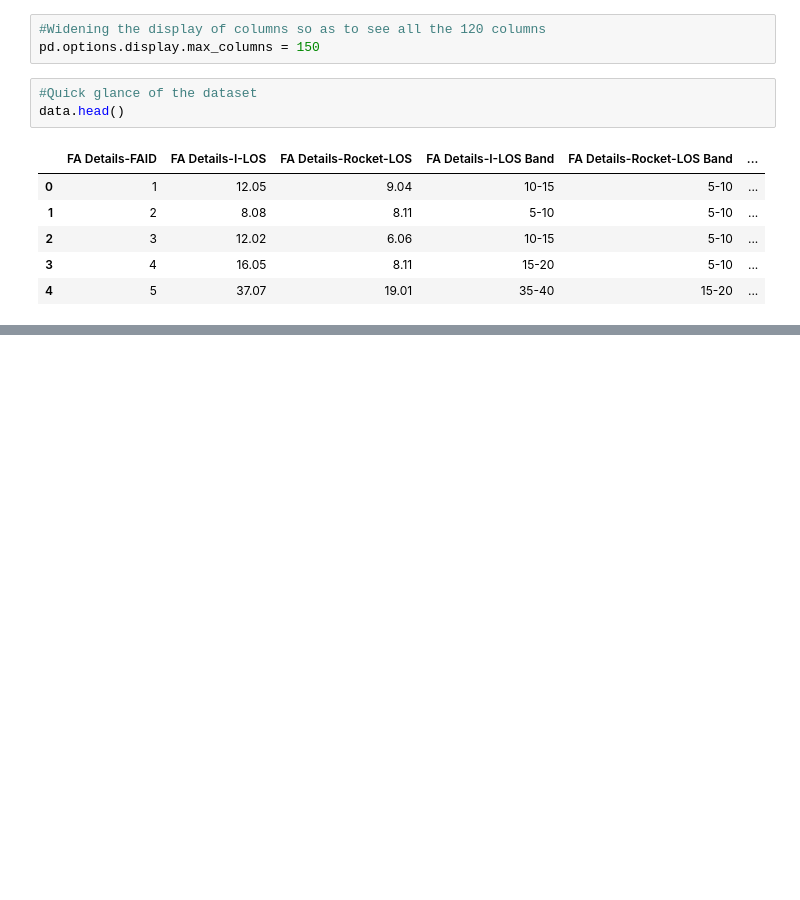
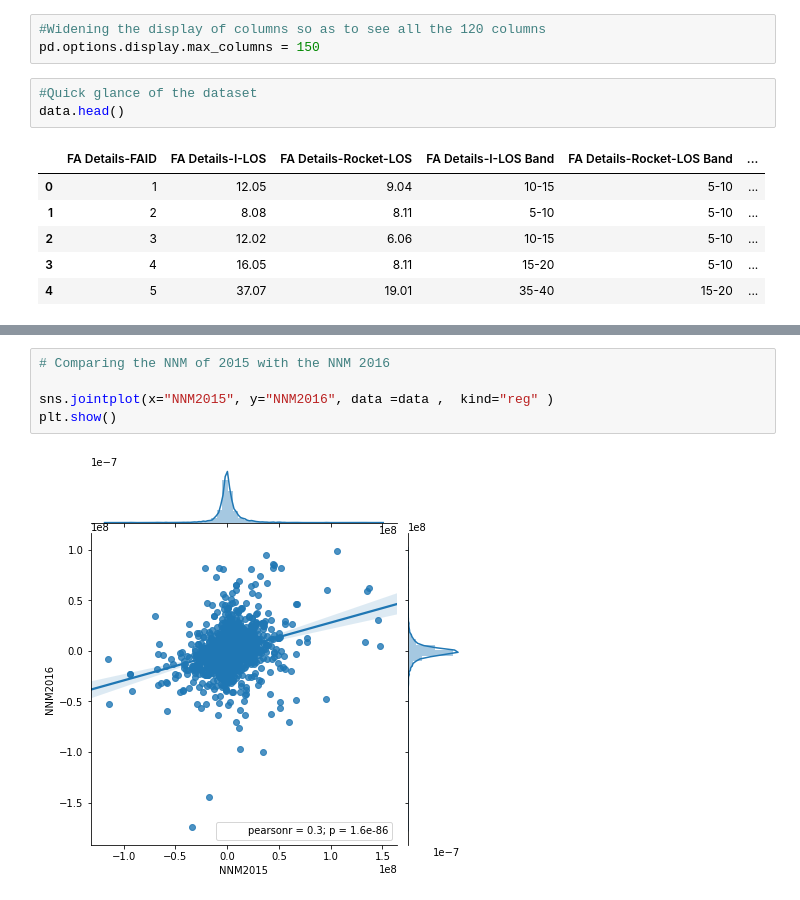
Before and after one commit to slickFix/FA-Performance-Analysis, a Jupyter notebook: EDA_FA_Performance.ipynb, the cells around one changed output, grey strips where cells are left out. Saved outputs shown, nothing was run; the diff lists cells and outputs as text; blank space fills up the shorter version.

```diff
--- a/EDA_FA_Performance.ipynb
+++ b/EDA_FA_Performance.ipynb
@@ -38,0 +61,7 @@ data.head()
+# %%
+# Comparing the NNM of 2015 with the NNM 2016
+
+sns.jointplot(x="NNM2015", y="NNM2016", data =data ,  kind="reg" )
+plt.show()
+# %% [output]
+[figure, added]
```
Also changed, not shown: parts of 44 cells of this notebook.
